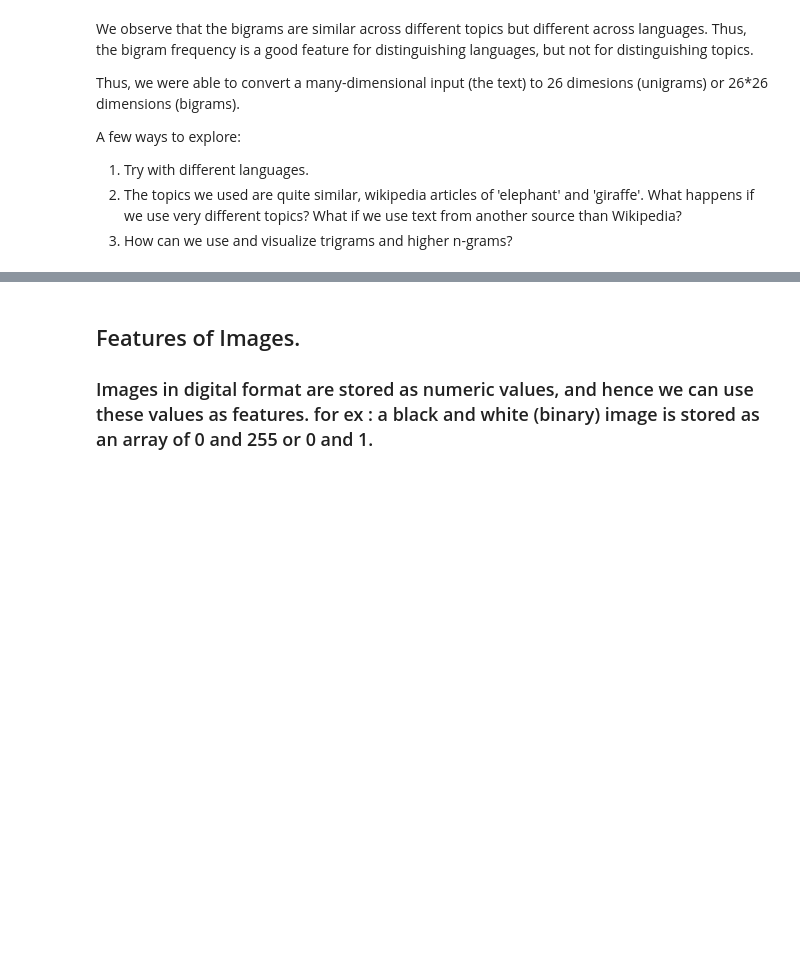
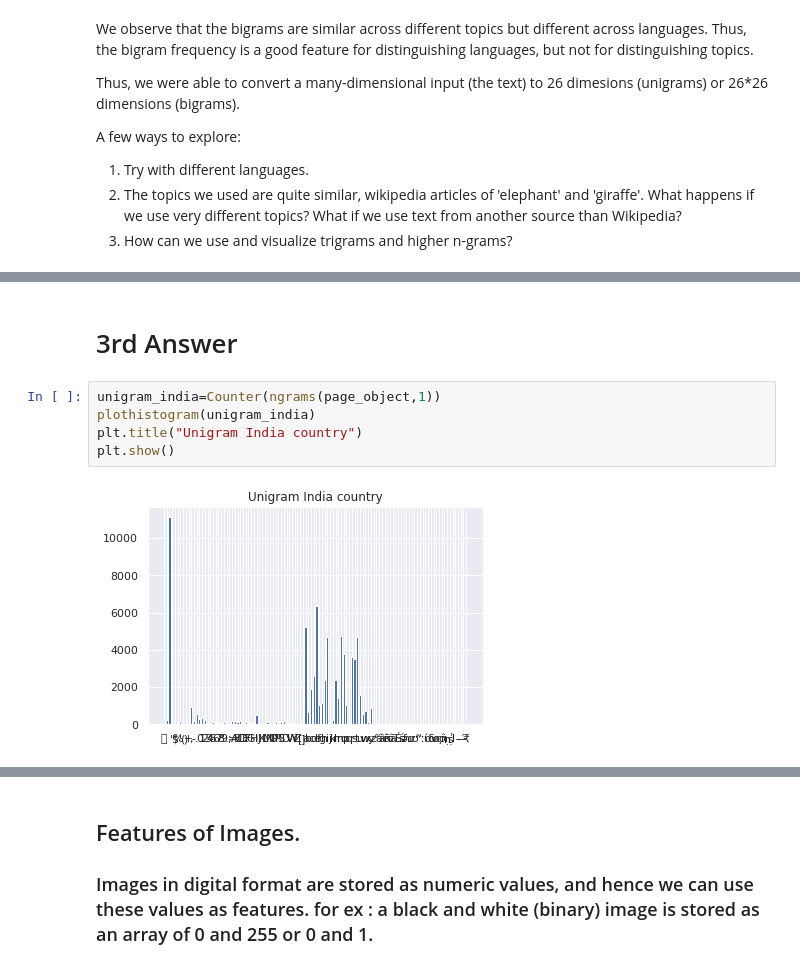
Before and after one commit to renukarenuuu/FMML_COURSE_ASSIGNMENT, a Jupyter notebook: FMML_Aug22_M1Lab2_DataFeatures&Augmentation.ipynb, the cells around one changed output, grey strips where cells are left out. Saved outputs shown, nothing was run; the diff lists cells and outputs as text; blank space fills up the shorter version.

```diff
--- a/FMML_Aug22_M1Lab2_DataFeatures&Augmentation.ipynb
+++ b/FMML_Aug22_M1Lab2_DataFeatures&Augmentation.ipynb
@@ -464,0 +401,9 @@ def plotbihistogram(ngram):
+# %% [markdown]
+# 3rd Answer
+# %%
+unigram_india=Counter(ngrams(page_object,1))
+plothistogram(unigram_india)
+plt.title("Unigram India country")
+plt.show()
+# %% [output]
+[figure, added]
```
Also changed, not shown: parts of 34 cells of this notebook.
